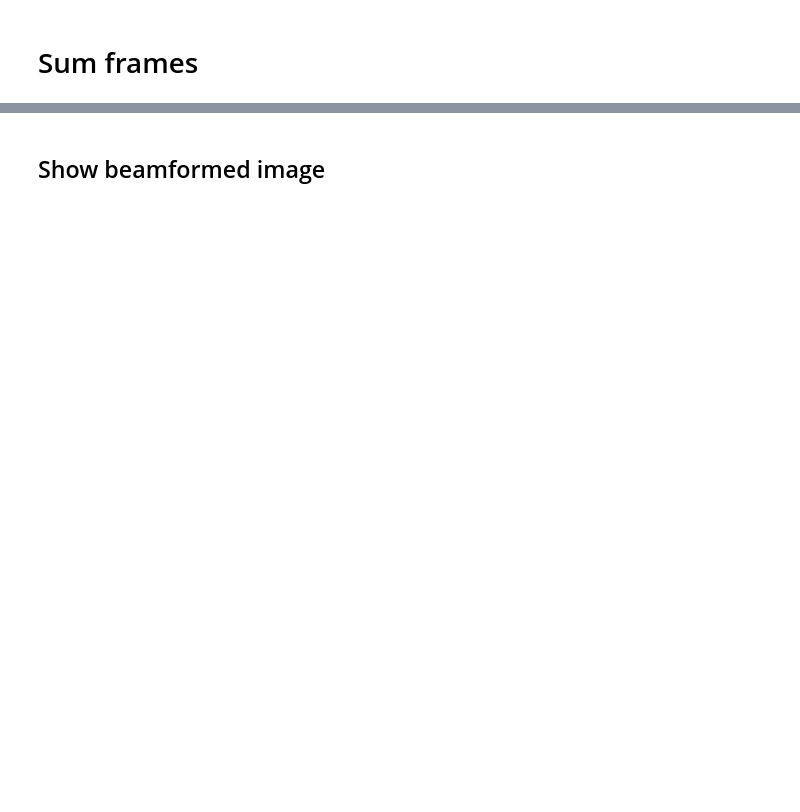
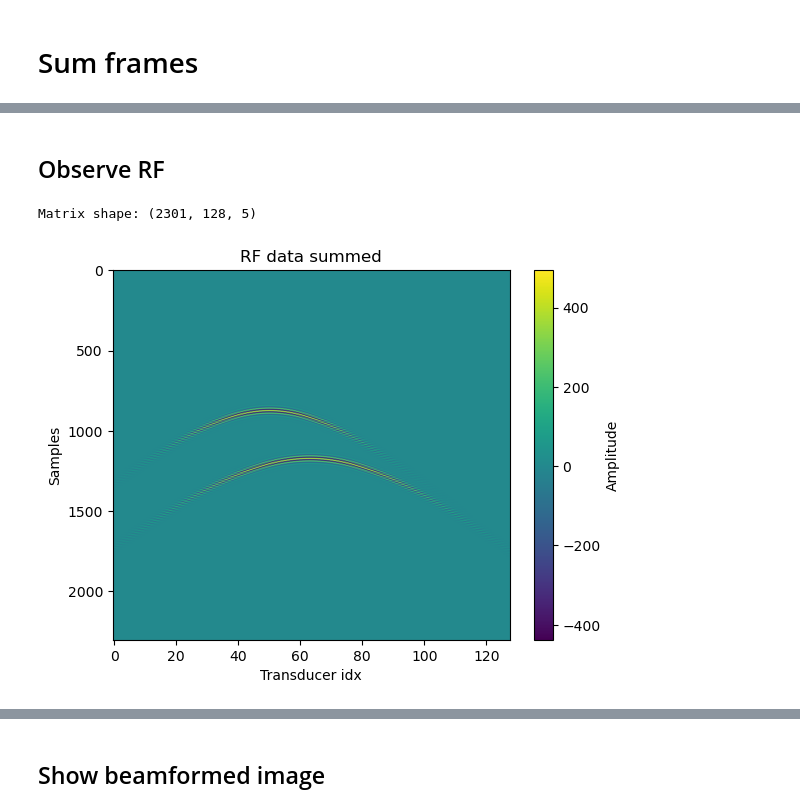
Before and after one commit to MatthieuVAUTRIN/superresolution, a Jupyter notebook: 002_beamforming_batches_multi_process.ipynb, the cells around one changed output, grey strips where cells are left out. Drawn from its saved outputs; the diff is of its cells as text; code cells hidden in the pictures; blank space fills up the shorter version.

```diff
--- a/002_beamforming_batches_multi_process.ipynb
+++ b/002_beamforming_batches_multi_process.ipynb
@@ -669,0 +681,36 @@ Beamformed data of shape (888, 1024) saved at: ./data_bf/test_path/beamformed_fi
+# %% [markdown]
+## Observe RF
+# %%
+rf_matrix_plot, debug_statement = load_rf_data(
+            rf_matrix_path,
+            [0, 1],
+            using_simulation_data,
+            using_matlab_data
+        )
+
+rf_matrix_plot = np.reshape(rf_matrix_plot, (rf_matrix_plot.shape[0], rf_matrix_plot.shape[1], rf_matrix_plot.shape[2]))
+
+#Interpolate data
+if interpolate_data:
+    # print(f"  Batch {batch_idx}: Interpolating data")
+    rf_matrix_plot_tmp = np.zeros((params["rf"]["upsampled_samples"], rf_matrix_plot.shape[1], rf_matrix_plot.shape[2]))
+
+    temp_zero_stuffed = zero_stuffing(rf_matrix_plot, params["rf"]["interpolation_factor"], params["rf"]["upsampled_samples"])
+    rf_matrix_plot_tmp[:,:,:] = get_filtered_matrices(temp_zero_stuffed, params["rf"]["frequency"], params["rf"]["sampling_rate"])
+
+    rf_matrix_plot = rf_matrix_plot_tmp
+    del temp_zero_stuffed
+    del rf_matrix_plot_tmp
+
+print(f"Matrix shape: {rf_matrix_plot.shape}")
+
+#plotting
+plt.imshow(rf_matrix_plot[:,:,0], cmap='viridis', aspect='auto')
+plt.title('RF data summed')
+plt.xlabel('Transducer idx')
+plt.ylabel('Samples')
+plt.colorbar(label='Amplitude')
+plt.show()
+# %% [output]
+Matrix shape: (2301, 128, 5)
+[figure, added]
```
Also changed, not shown: parts of 17 cells of this notebook, 10 other files.
